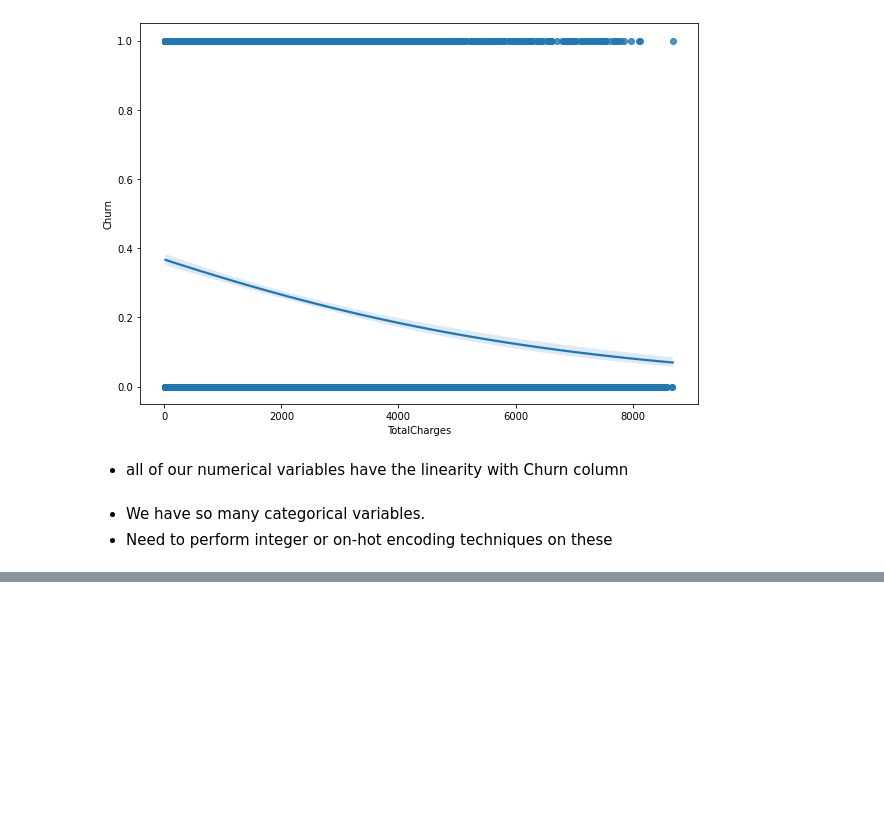
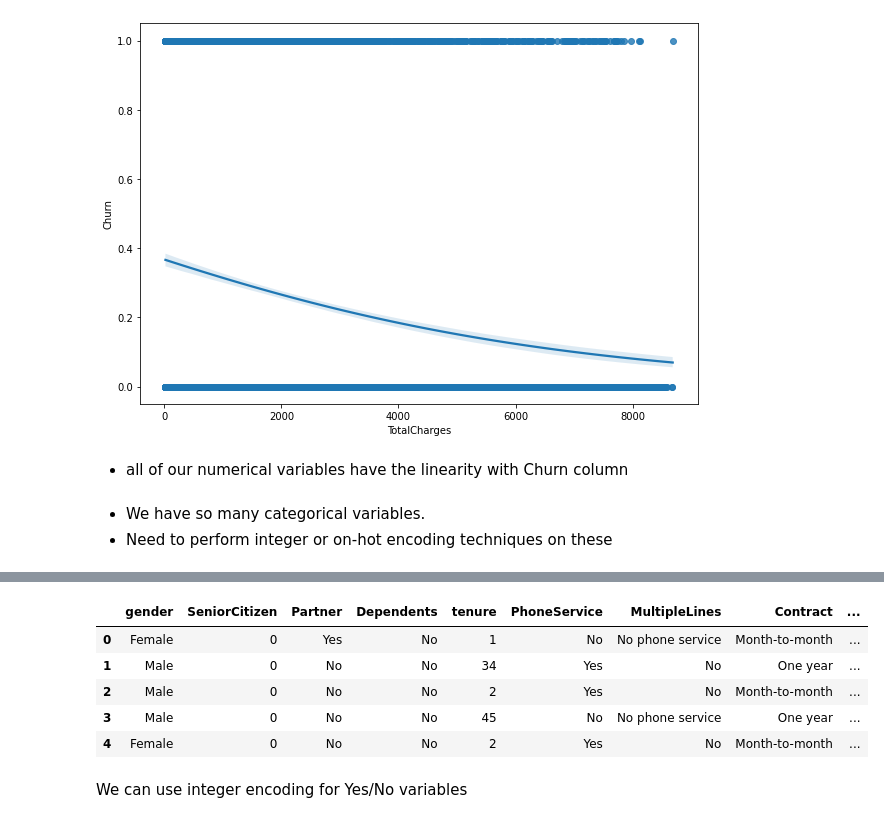
Before and after one commit to bhanuprakash-7/Telecom-Churn-Logistic-Regression, a Jupyter notebook: Churn_Logistic_Regression.ipynb, the cells around one changed output, grey strips where cells are left out. Saved outputs shown, nothing was run; the diff lists cells and outputs as text; code cells hidden in the pictures; blank space fills up the shorter version.

```diff
--- a/Churn_Logistic_Regression.ipynb
+++ b/Churn_Logistic_Regression.ipynb
@@ -157,0 +179,11 @@ nominal.associations(df1,figsize=(20,10),mark_columns=True);
+# %%
+df.head()
+# %% [output]
+|  | gender | SeniorCitizen | Partner | Dependents | tenure | PhoneService | MultipleLines | Contract | ... |
+| 0 | Female | 0 | Yes | No | 1 | No | No phone service | Month-to-month | ... |
+| 1 | Male | 0 | No | No | 34 | Yes | No | One year | ... |
+| 2 | Male | 0 | No | No | 2 | Yes | No | Month-to-month | ... |
+| 3 | Male | 0 | No | No | 45 | No | No phone service | One year | ... |
+| 4 | Female | 0 | No | No | 2 | Yes | No | Month-to-month | ... |
+# %% [markdown]
+We can use integer encoding for Yes/No variables
```
Also changed, not shown: parts of 24 cells of this notebook.
